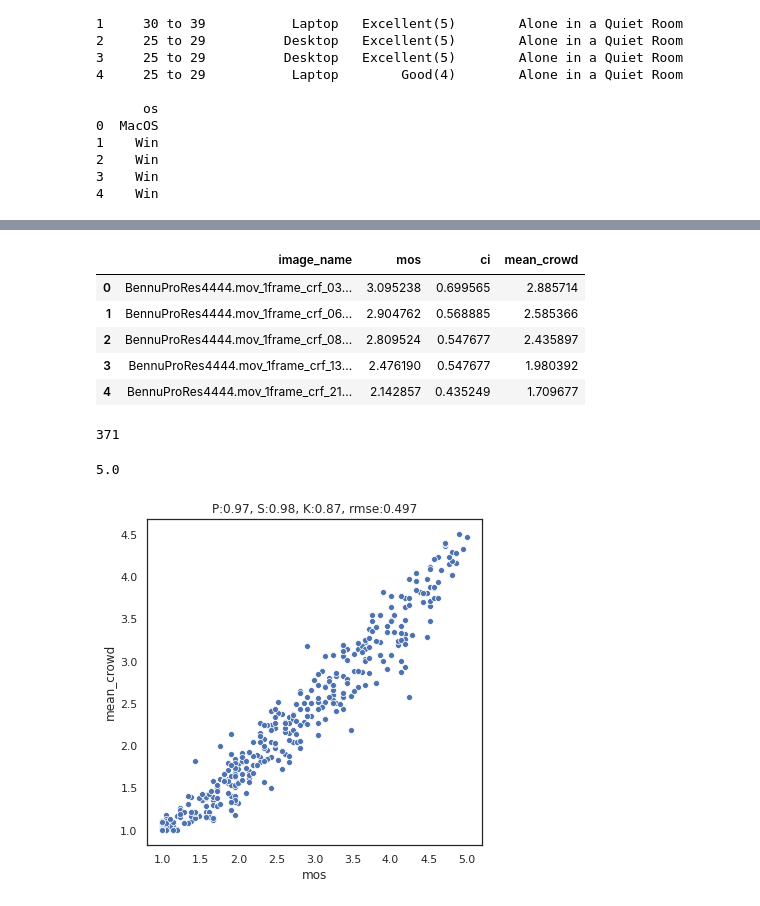
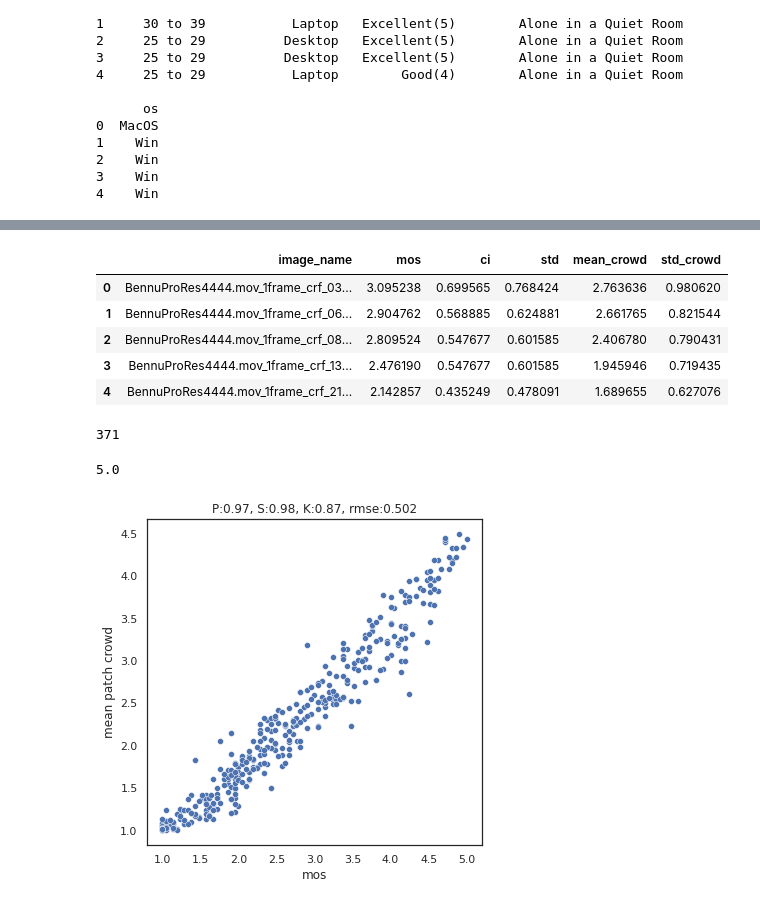
Before and after one commit to Telecommunication-Telemedia-Assessment/image_quality_test, a Jupyter notebook: test_2/analyze.ipynb, the cells around one changed output, grey strips where cells are left out. Drawn from its saved outputs; the diff is of its cells as text; code cells hidden in the pictures.

```diff
--- a/test_2/analyze.ipynb
+++ b/test_2/analyze.ipynb
@@ -219,0 +248,6 @@ save_fig(ax, "how_often_rated")
+# %%
+
+x = 0
+for i in range(10, 100):
+    x+= h.get(i,0)
+print("patches with >= 10 raters:", x)
@@ -219,0 +256,5 @@ save_fig(ax, "how_often_rated")
+# %%
+x = 0
+for i in range(0, 10):
+    x+= h.get(i,0)
+print("patches with < 10 rater:", x)
@@ -220,7 +263,9 @@ save_fig(ax, "how_often_rated")
 # %%
-ax = sns.distplot(dr.groupby(by=["stimuli_ID"]).mean().reset_index()["rating"])
+sns.set(rc={'figure.figsize':(8,5)})
+sns.set_style("white")
+ax = sns.distplot(dr.groupby(by=["stimuli_ID"]).mean().reset_index()["rating"], bins=12)
 
-ax.set_title("distribution of mean ratings per patch")
+ax.set_title("distribution of mean ratings per patch; 12 bins")
 ax.set_ylabel("frequency")
 save_fig(ax, "dist_rating_patches")
 # %% [output]
@@ -233,10 +278,18 @@ dr["image_name"] = dr["stimuli_file"].apply(lambda x: "_".join(os.path.basename(
 
 dmean_r = dr.groupby(by="image_name").mean().reset_index()[["image_name", "rating"]]
 dmean_r = dmean_r.rename(columns={"rating": "mean_crowd"})
+
 print(len(dmean_r), len(dr))
 
 d(dmean_r.head())
 
-dmerged = pd.merge(dmos, dmean_r)
+dstd_r = dr.groupby(by="image_name").std().reset_index()[["image_name", "rating"]]
+dstd_r = dstd_r.rename(columns={"rating": "std_crowd"})
+
+dmerged = pd.merge(
+    dmos,
+    pd.merge(dmean_r, dstd_r)
+)
+print(len(dmerged))
 d(dmerged.head())
 # %% [output]
@@ -543,12 +503,12 @@ sns.distplot(dr.groupby("image_name").count().reset_index()["c"])
 d(dmerged.head())
 print(len(dmerged))
 # %% [output]
-|  | image_name | mos | ci | mean_crowd |
-| 0 | BennuProRes4444.mov_1frame_crf_03... | 3.095238 | 0.699565 | 2.885714 |
-| 1 | BennuProRes4444.mov_1frame_crf_06... | 2.904762 | 0.568885 | 2.585366 |
-| 2 | BennuProRes4444.mov_1frame_crf_08... | 2.809524 | 0.547677 | 2.435897 |
-| 3 | BennuProRes4444.mov_1frame_crf_13... | 2.476190 | 0.547677 | 1.980392 |
-| 4 | BennuProRes4444.mov_1frame_crf_21... | 2.142857 | 0.435249 | 1.709677 |
+|  | image_name | mos | ci | std | mean_crowd | std_crowd |
+| 0 | BennuProRes4444.mov_1frame_crf_03... | 3.095238 | 0.699565 | 0.768424 | 2.763636 | 0.980620 |
+| 1 | BennuProRes4444.mov_1frame_crf_06... | 2.904762 | 0.568885 | 0.624881 | 2.661765 | 0.821544 |
+| 2 | BennuProRes4444.mov_1frame_crf_08... | 2.809524 | 0.547677 | 0.601585 | 2.406780 | 0.790431 |
+| 3 | BennuProRes4444.mov_1frame_crf_13... | 2.476190 | 0.547677 | 0.601585 | 1.945946 | 0.719435 |
+| 4 | BennuProRes4444.mov_1frame_crf_21... | 2.142857 | 0.435249 | 0.478091 | 1.689655 | 0.627076 |
 371
 # %%
 dmerged["mos"].max()
@@ -556,22 +516,27 @@ dmerged["mos"].max()
 5.0
 # %%
 rmse = ((dmerged["mos"] - dmerged["mean_crowd"]) ** 2).mean() ** .5
+p = dmerged[["mos", "mean_crowd"]].corr(method="pearson")["mos"][1].round(2)
+s = dmerged[["mos", "mean_crowd"]].corr(method="spearman")["mos"][1].round(2)
+k = dmerged[["mos", "mean_crowd"]].corr(method="kendall")["mos"][1].round(2)
+
 corr = "P:{}, S:{}, K:{}, rmse:{}".format(
-    dmerged[["mos", "mean_crowd"]].corr(method="pearson")["mos"][1].round(2),
-    dmerged[["mos", "mean_crowd"]].corr(method="spearman")["mos"][1].round(2),
-    dmerged[["mos", "mean_crowd"]].corr(method="kendall")["mos"][1].round(2),
+    p,
+    s,
+    k,
     rmse.round(3)
 )
 
 
 sns.set(rc={'figure.figsize':(6,6)})
 sns.set_style("white")
 
 #dmerged.plot(x="mos", y="mean_crowd", kind="scatter", figsize=(6,6), title=corr)
 
 ax = sns.scatterplot(x="mos", y="mean_crowd", data=dmerged)
 ax.set_title(corr)
+ax.set_ylabel("mean patch crowd")
 
 save_fig(ax, "mean_patch_mos")
 # %% [output]
-[figure, old version]
+[figure, new version]
```
Also changed, not shown: parts of 29 cells of this notebook, 12 other files.
